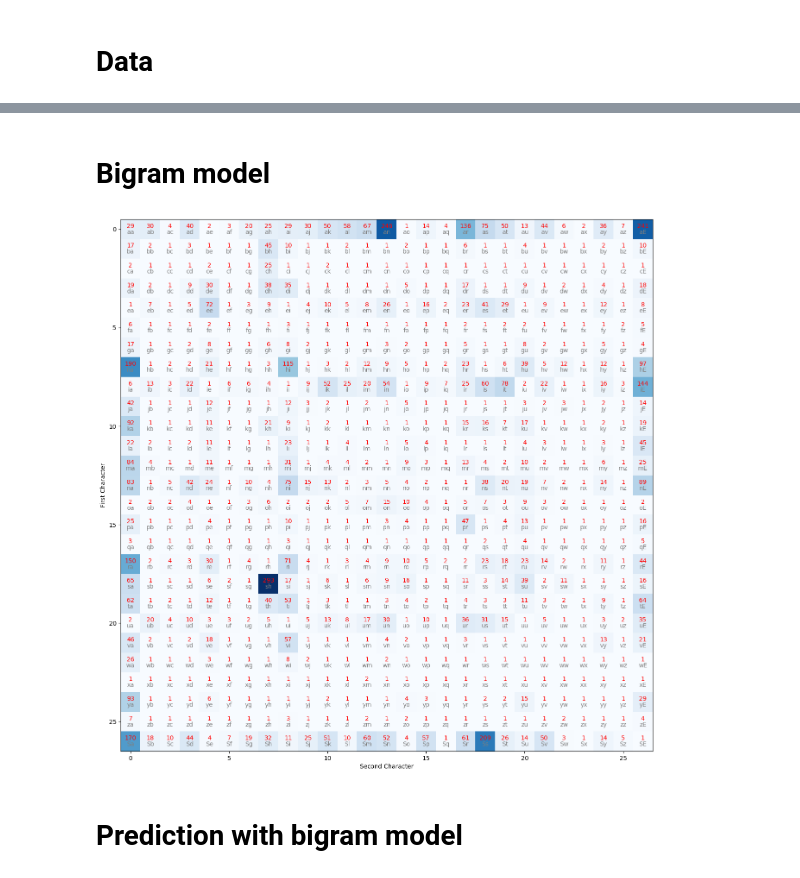
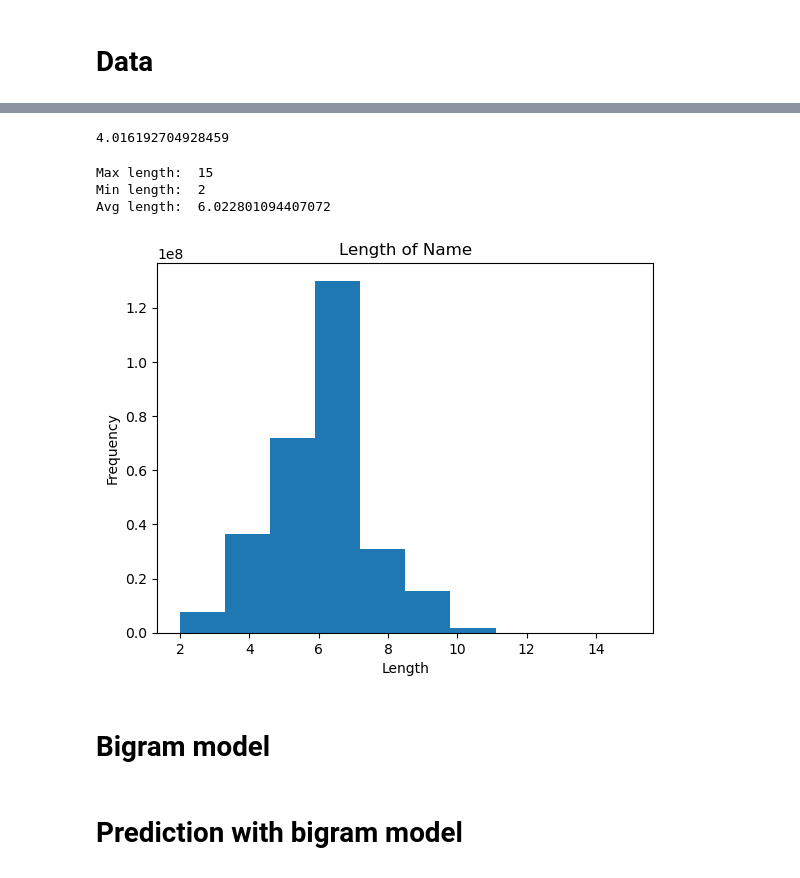
Before and after one commit to mayank-soni/makemore, a Jupyter notebook: makemore.ipynb, the cells around one changed output, grey strips where cells are left out. Cells and saved outputs as stored; diff of their text form; code cells hidden in the pictures.

Commit message:
Allow weights for each name.

```diff
--- a/makemore.ipynb
+++ b/makemore.ipynb
@@ -19,13 +42,27 @@ Avg length:  6.51244635193133
+# %%
+female_names = Names()
+female_names.read_file(DATA_DIR / "all_names.txt", counts=True)
+# %%
+female_names.train_test_split(0.8)
+# %%
+sum(female_names.train.values()) / sum(female_names.test.values())
+# %% [output]
+4.016192704928459
+# %%
+female_names.eda()
+# %% [output]
+Max length:  15
+Min length:  2
+Avg length:  6.022801094407072
+[figure, added]
 # %% [markdown]
 # Bigram model
 # %%
 from src.bigram.bigram import BigramModel
 # %%
-model = BigramModel(names=names)
+model = BigramModel(names=female_names)
 model.train()
-model.visualise()
+# model.visualise()
-# %% [output]
-[figure, removed]
 # %%
 torch.save(model, ROOT_DIR / "models" / "bigram.pt")
 # %% [markdown]
```
Also changed, not shown: parts of 14 cells of this notebook, 2 other files.
